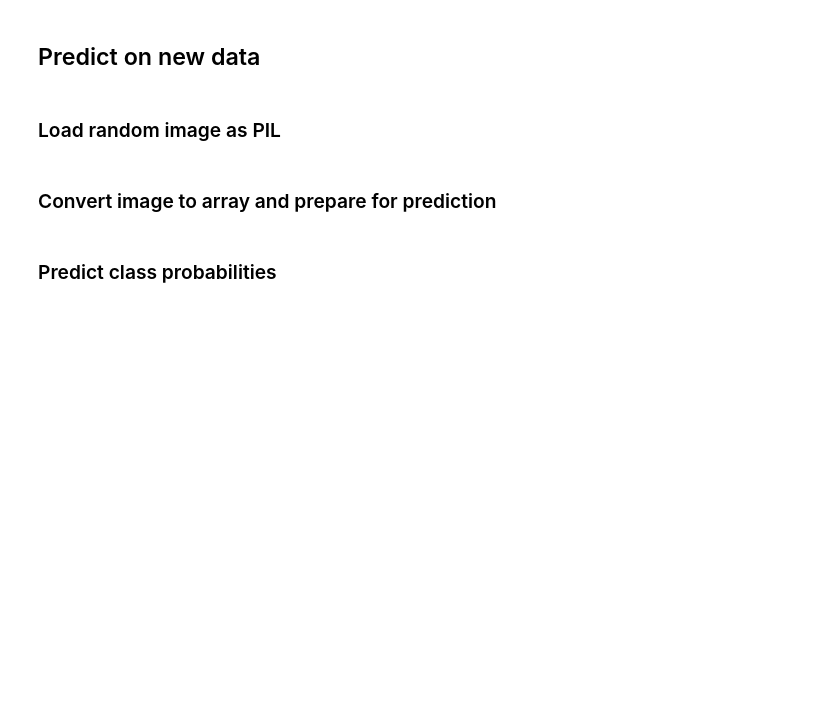
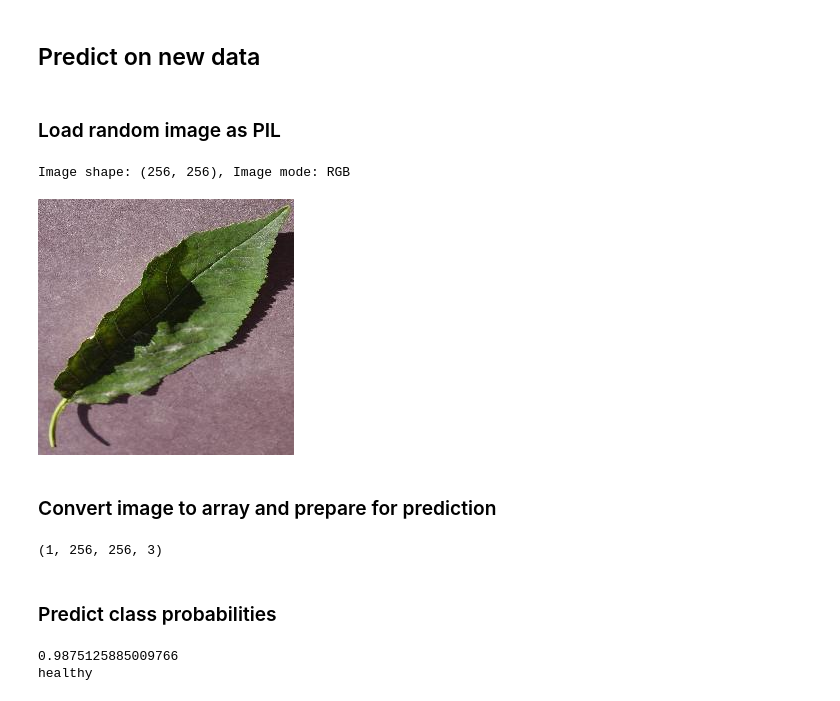
Before and after one commit to cla-cif/Cherry-Powdery-Mildew-Detector, a Jupyter notebook: jupyter_notebooks/ModellingEvaluating.ipynb, the cells around one changed output. Drawn from its saved outputs; the diff is of its cells as text; code cells hidden in the pictures; blank space fills up the shorter version.

```diff
--- a/jupyter_notebooks/ModellingEvaluating.ipynb
+++ b/jupyter_notebooks/ModellingEvaluating.ipynb
@@ -403,19 +410,24 @@ joblib.dump(value=evaluation,
 # %%
 from tensorflow.keras.preprocessing import image
 
 pointer = 66
-label = labels[0]  # select healthy or powdery_mildew
+label = labels[1]  # select healthy or powdery_mildew
 
 pil_image = image.load_img(test_path + '/' + label + '/' + os.listdir(test_path+'/' + label)[pointer],
                            target_size=image_shape, color_mode='rgb')
 print(f'Image shape: {pil_image.size}, Image mode: {pil_image.mode}')
 pil_image
+# %% [output]
+Image shape: (256, 256), Image mode: RGB
+[figure, added]
 # %% [markdown]
 ### Convert image to array and prepare for prediction
 # %%
 my_image = image.img_to_array(pil_image)
 my_image = np.expand_dims(my_image, axis=0)/255
 print(my_image.shape)
+# %% [output]
+(1, 256, 256, 3)
 # %% [markdown]
 ### Predict class probabilities
 # %%
@@ -429,3 +441,6 @@ if pred_class == target_map[0]:
 
 print(pred_proba)
 print(pred_class)
+# %% [output]
+0.9875125885009766
+healthy
```
Also changed, not shown: parts of 3 cells of this notebook, 4 other files.
